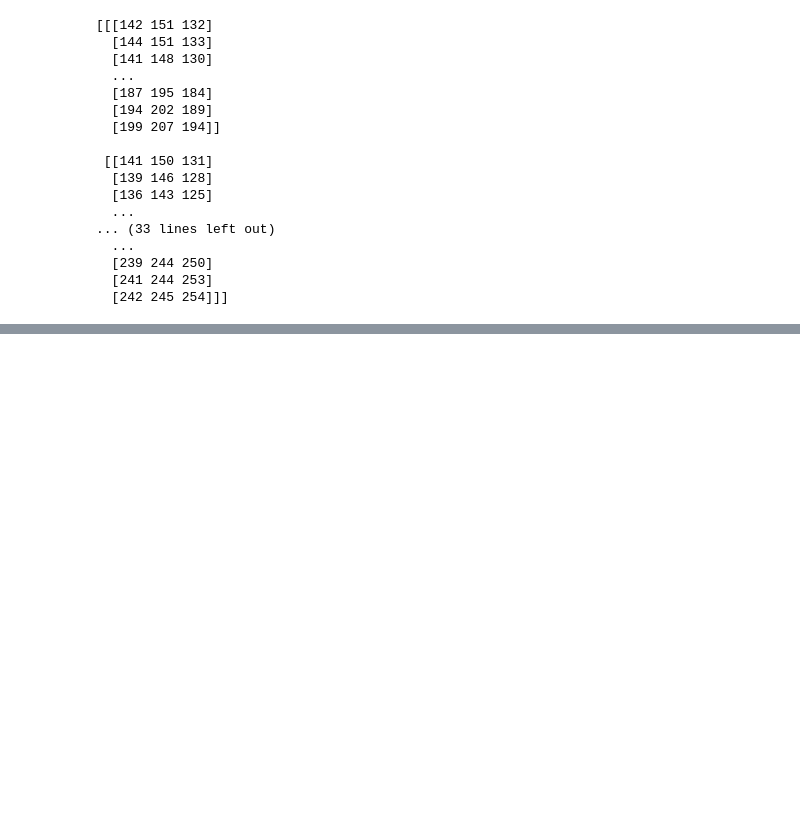
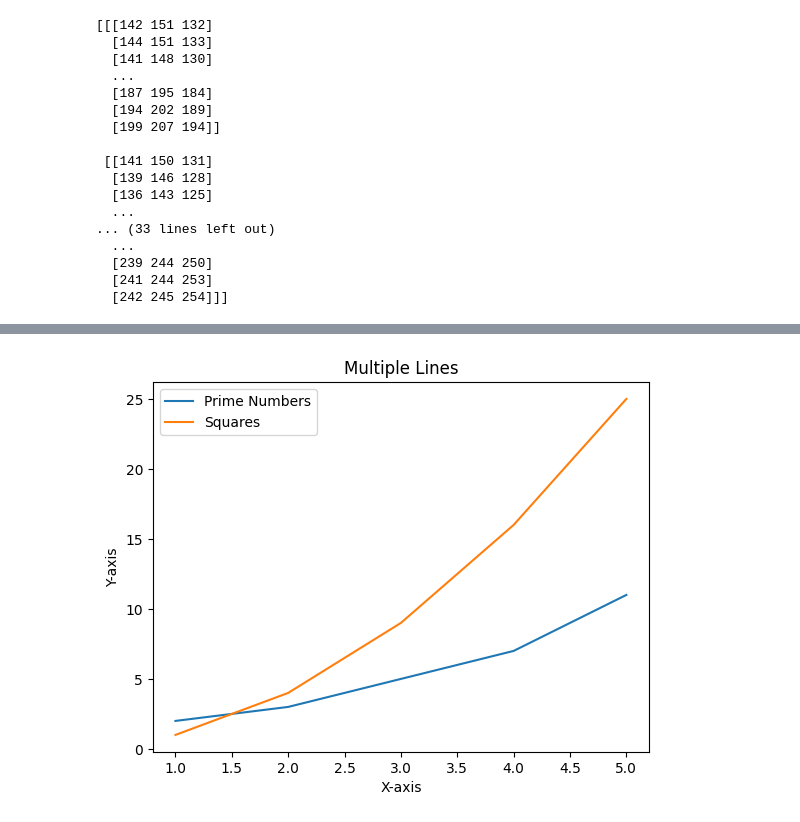
Before and after one commit to Muhammadyusuf122/Pythonhomeworks, a Jupyter notebook: lesson-n/lesson/lesson.ipynb, the cells around one changed output, grey strips where cells are left out. Cells and saved outputs as stored; diff of their text form; code cells hidden in the pictures; blank space fills up the shorter version.

```diff
--- a/lesson-n/lesson/lesson.ipynb
+++ b/lesson-n/lesson/lesson.ipynb
@@ -527,0 +577,12 @@ image_array[:, :, 0] += bright
+# %%
+y2 = [1, 4, 9, 16, 25]  # Squares of x
+
+plt.plot(x, y, label='Prime Numbers')
+plt.plot(x, y2, label='Squares')
+plt.xlabel('X-axis')
+plt.ylabel('Y-axis')
+plt.title('Multiple Lines')
+plt.legend()
+plt.show()
+# %% [output]
+[figure, added]
```
Also changed, not shown: parts of 44 cells of this notebook, 11 other files.
